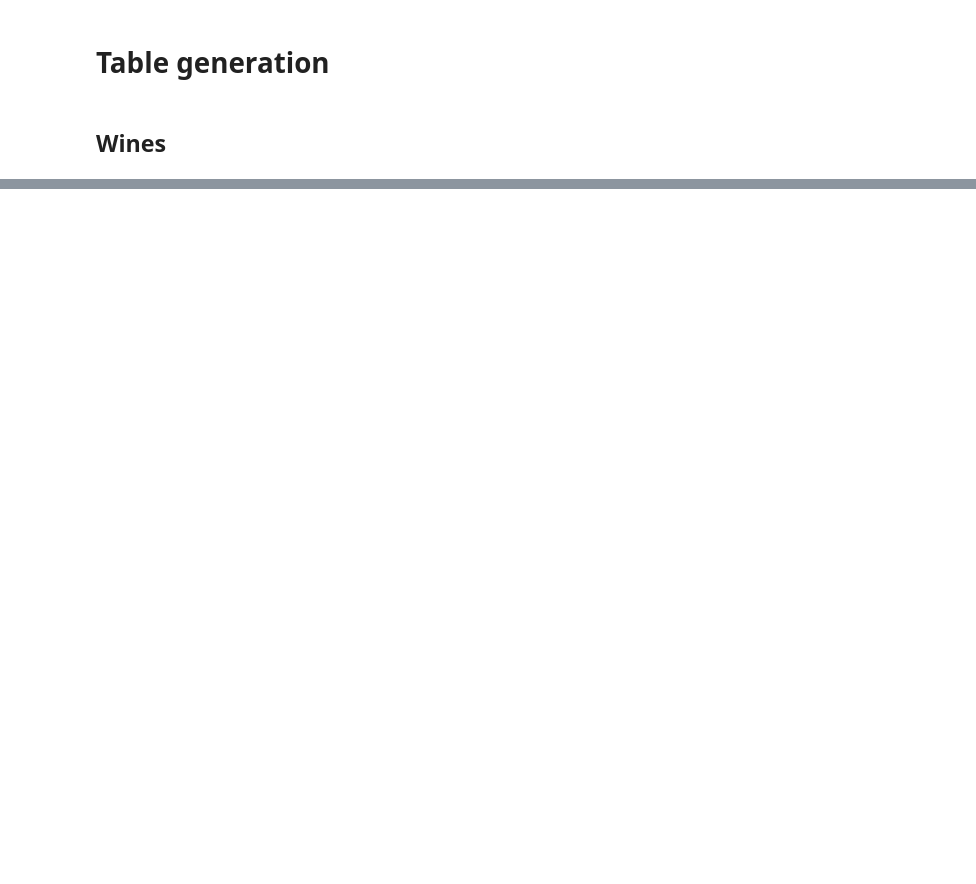
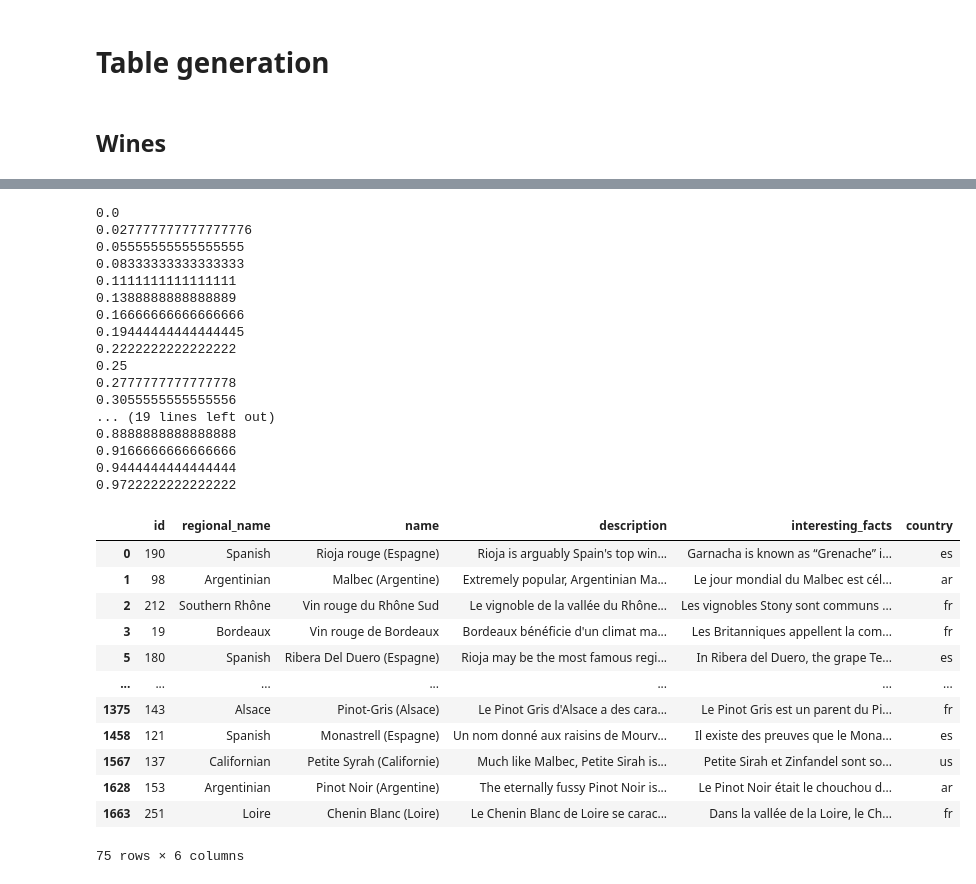
Before and after one commit to olgaflys/Demo-Notebooks, a Jupyter notebook: Vivino/Vivino_cleaning.ipynb, the cells around one changed output, grey strips where cells are left out. Cells and saved outputs as stored; diff of their text form; code cells hidden in the pictures; blank space fills up the shorter version.

```diff
--- a/Vivino/Vivino_cleaning.ipynb
+++ b/Vivino/Vivino_cleaning.ipynb
@@ -164,0 +87,3 @@ sample
+# %%
+sample=get_new_link()
+sample['vintage']['awards']
@@ -965,0 +677,47 @@ with (open("wine_tbm.pkl", "wb")) as openfile:
+# %%
+def get_appelation(sample):
+    return {i:j if isinstance(j,(str,int)) else '\n'.join(j) if isinstance(j,list) else j['code'] for i,j in get_data(sample,'vintage.wine.style').items() if i in ['id','regional_name','name','description','interesting_facts','country']}
+# %%
+data=[]
+tot=len(los)
+for ix,js in enumerate(los):
+    try:
+        data.append(get_appelation(js))
+    except:
+        continue
+    if ix%100==0:
+        print(ix/tot)
+
+data=pd.DataFrame(data).drop_duplicates()
+data
+# %% [output]
+0.0
+0.027777777777777776
+0.05555555555555555
+0.08333333333333333
+0.1111111111111111
+0.1388888888888889
+0.16666666666666666
+0.19444444444444445
+0.2222222222222222
+0.25
+0.2777777777777778
+0.3055555555555556
+... (19 lines left out)
+0.8888888888888888
+0.9166666666666666
+0.9444444444444444
+0.9722222222222222
+|  | id | regional_name | name | description | interesting_facts | country |
+| 0 | 190 | Spanish | Rioja rouge (Espagne) | Rioja is arguably Spain's top win... | Garnacha is known as “Grenache” i... | es |
+| 1 | 98 | Argentinian | Malbec (Argentine) | Extremely popular, Argentinian Ma... | Le jour mondial du Malbec est cél... | ar |
+| 2 | 212 | Southern Rhône | Vin rouge du Rhône Sud | Le vignoble de la vallée du Rhône... | Les vignobles Stony sont communs ... | fr |
+| 3 | 19 | Bordeaux | Vin rouge de Bordeaux | Bordeaux bénéficie d'un climat ma... | Les Britanniques appellent la com... | fr |
+| 5 | 180 | Spanish | Ribera Del Duero (Espagne) | Rioja may be the most famous regi... | In Ribera del Duero, the grape Te... | es |
+| ... | ... | ... | ... | ... | ... | ... |
+| 1375 | 143 | Alsace | Pinot-Gris (Alsace) | Le Pinot Gris d'Alsace a des cara... | Le Pinot Gris est un parent du Pi... | fr |
+| 1458 | 121 | Spanish | Monastrell (Espagne) | Un nom donné aux raisins de Mourv... | Il existe des preuves que le Mona... | es |
+| 1567 | 137 | Californian | Petite Syrah (Californie) | Much like Malbec, Petite Sirah is... | Petite Sirah et Zinfandel sont so... | us |
+| 1628 | 153 | Argentinian | Pinot Noir (Argentine) | The eternally fussy Pinot Noir is... | Le Pinot Noir était le chouchou d... | ar |
+| 1663 | 251 | Loire | Chenin Blanc (Loire) | Le Chenin Blanc de Loire se carac... | Dans la vallée de la Loire, le Ch... | fr |
+75 rows × 6 columns
```
Also changed, not shown: parts of 96 cells of this notebook, 14 other files.
